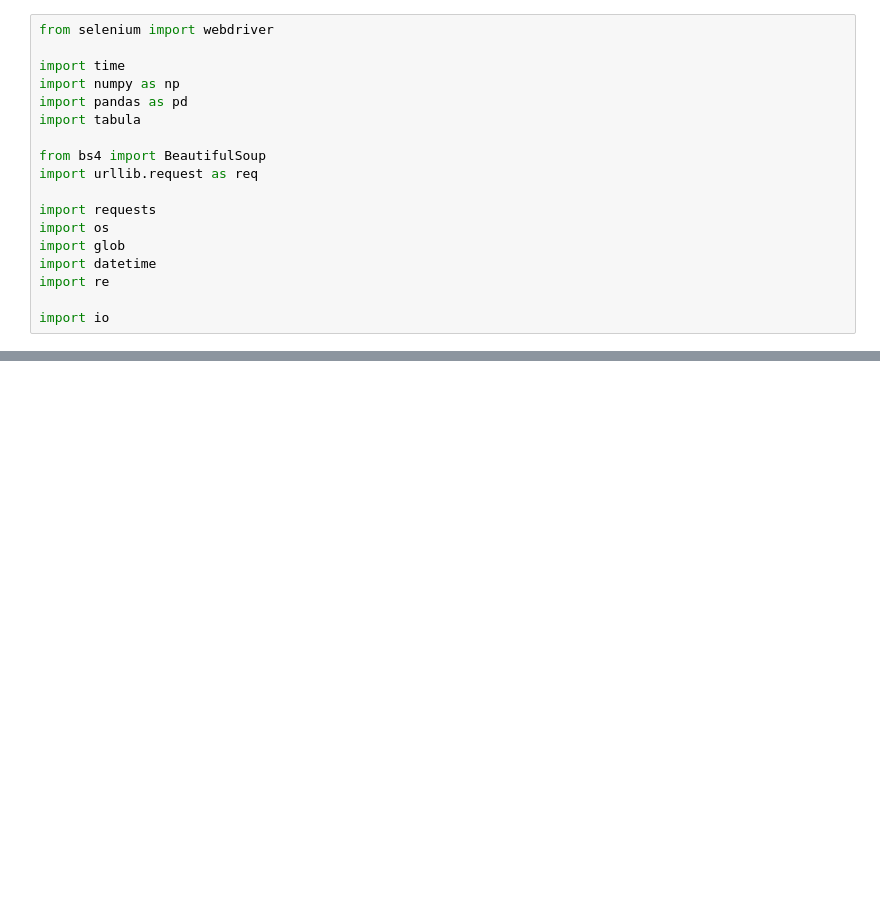
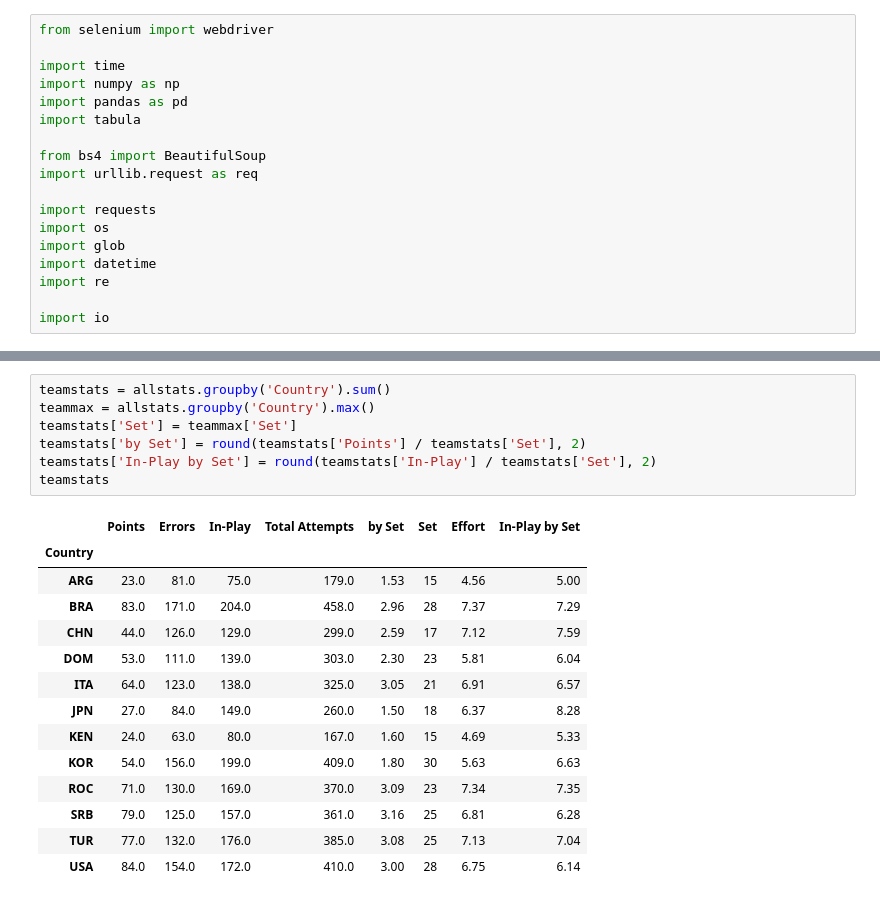
Before and after one commit to vleaguebot-lab/olympic2021, a Jupyter notebook: analyze.ipynb, the cells around one changed output, grey strips where cells are left out. Saved outputs shown, nothing was run; the diff lists cells and outputs as text; blank space fills up the shorter version.

```diff
--- a/analyze.ipynb
+++ b/analyze.ipynb
@@ -43,0 +128,22 @@ df
+# %%
+teamstats = allstats.groupby('Country').sum()
+teammax = allstats.groupby('Country').max()
+teamstats['Set'] = teammax['Set']
+teamstats['by Set'] = round(teamstats['Points'] / teamstats['Set'], 2)
+teamstats['In-Play by Set'] = round(teamstats['In-Play'] / teamstats['Set'], 2)
+teamstats
+# %% [output]
+|  | Points | Errors | In-Play | Total Attempts | by Set | Set | Effort | In-Play by Set |
+| Country |  |  |  |  |  |  |  |  |
+| ARG | 23.0 | 81.0 | 75.0 | 179.0 | 1.53 | 15 | 4.56 | 5.00 |
+| BRA | 83.0 | 171.0 | 204.0 | 458.0 | 2.96 | 28 | 7.37 | 7.29 |
+| CHN | 44.0 | 126.0 | 129.0 | 299.0 | 2.59 | 17 | 7.12 | 7.59 |
+| DOM | 53.0 | 111.0 | 139.0 | 303.0 | 2.30 | 23 | 5.81 | 6.04 |
+| ITA | 64.0 | 123.0 | 138.0 | 325.0 | 3.05 | 21 | 6.91 | 6.57 |
+| JPN | 27.0 | 84.0 | 149.0 | 260.0 | 1.50 | 18 | 6.37 | 8.28 |
+| KEN | 24.0 | 63.0 | 80.0 | 167.0 | 1.60 | 15 | 4.69 | 5.33 |
+| KOR | 54.0 | 156.0 | 199.0 | 409.0 | 1.80 | 30 | 5.63 | 6.63 |
+| ROC | 71.0 | 130.0 | 169.0 | 370.0 | 3.09 | 23 | 7.34 | 7.35 |
+| SRB | 79.0 | 125.0 | 157.0 | 361.0 | 3.16 | 25 | 6.81 | 6.28 |
+| TUR | 77.0 | 132.0 | 176.0 | 385.0 | 3.08 | 25 | 7.13 | 7.04 |
+| USA | 84.0 | 154.0 | 172.0 | 410.0 | 3.00 | 28 | 6.75 | 6.14 |
```
Also changed, not shown: parts of 13 cells of this notebook, 33 other files.
